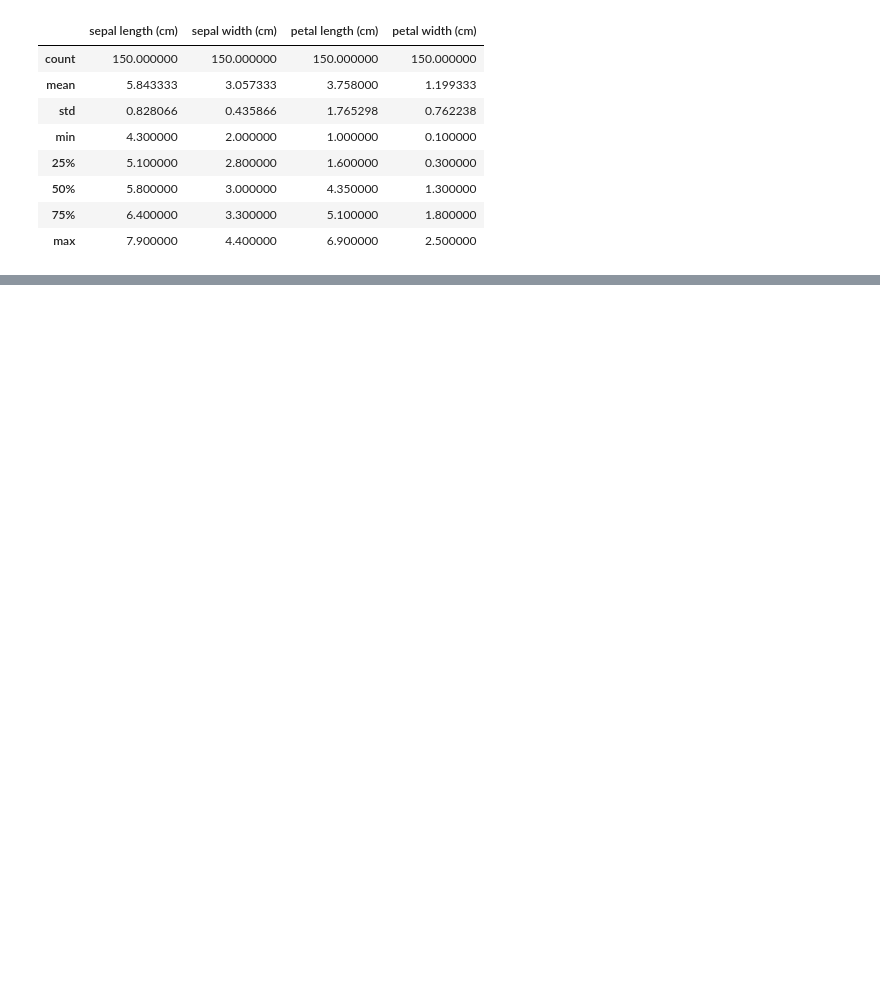
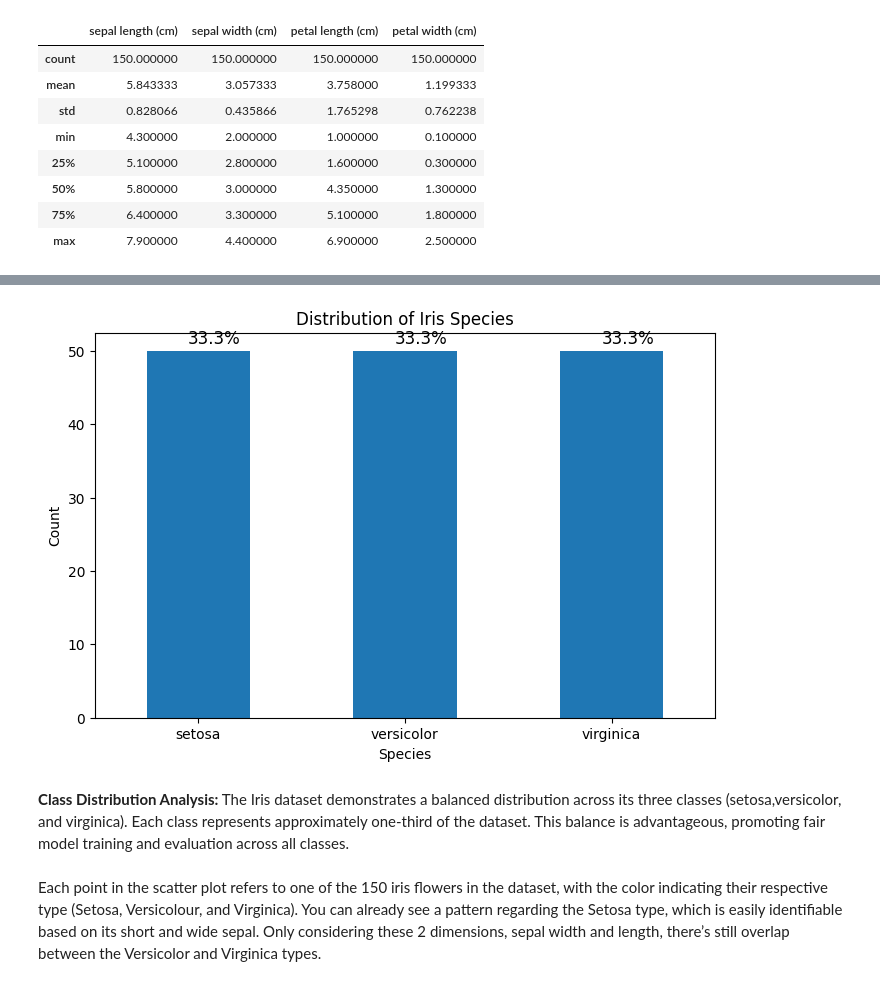
Before and after one commit to jrakhshanda55/Ausaf_ML, a Jupyter notebook: Athar_ML1.ipynb, the cells around one changed output, grey strips where cells are left out. Drawn from its saved outputs; the diff is of its cells as text; code cells hidden in the pictures; blank space fills up the shorter version.

```diff
--- a/Athar_ML1.ipynb
+++ b/Athar_ML1.ipynb
@@ -64,0 +57,21 @@ iris
+# %%
+plt.figure(figsize=(8, 5))
+ax = df.species.value_counts().plot(kind='bar')
+for p in ax.patches:
+    percentage = '{:.1f}%'.format(100 * p.get_height() / len(df))
+    x = p.get_x() + p.get_width() / 2 - 0.05
+    y = p.get_height() + 1
+    ax.annotate(percentage, (x, y), fontsize=12)
+
+plt.xticks(rotation=0)
+plt.xlabel('Species')
+plt.ylabel('Count')
+plt.title('Distribution of Iris Species')
+plt.show()
+# %% [output]
+[figure, added]
+# %% [markdown]
+**Class Distribution Analysis:**
+The Iris dataset demonstrates a balanced distribution across its three classes (setosa,versicolor, and virginica). Each class represents approximately one-third of the dataset. This balance is advantageous, promoting fair model training and evaluation across all classes.
+# %% [markdown]
+Each point in the scatter plot refers to one of the 150 iris flowers in the dataset, with the color indicating their respective type (Setosa, Versicolour, and Virginica). You can already see a pattern regarding the Setosa type, which is easily identifiable based on its short and wide sepal. Only considering these 2 dimensions, sepal width and length, there’s still overlap between the Versicolor and Virginica types.
```
Also changed, not shown: parts of 5 cells of this notebook.
